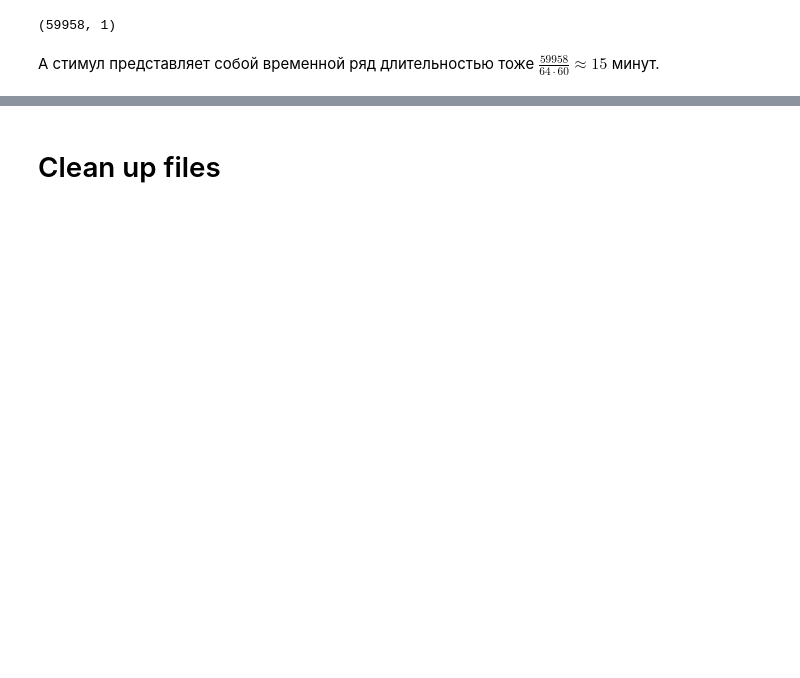
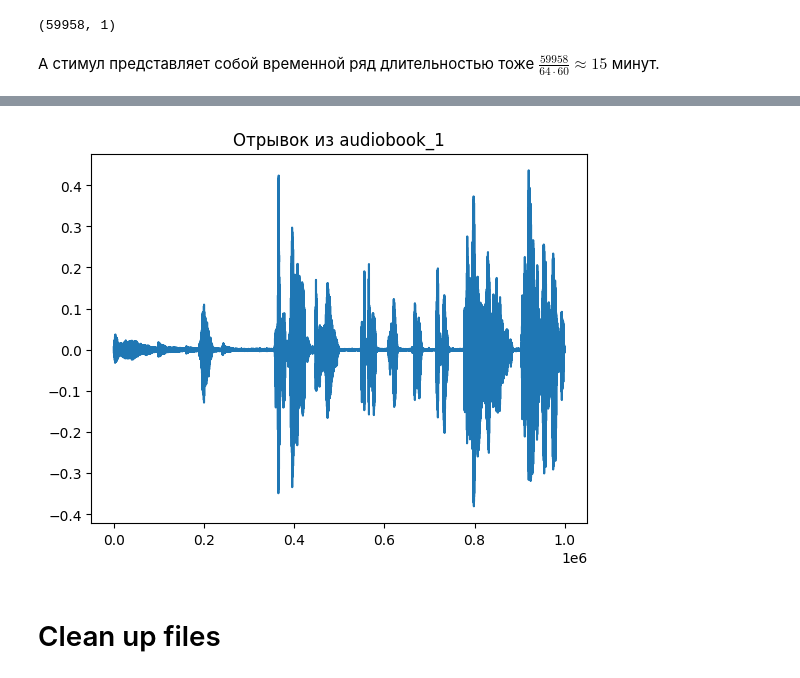
Before and after one commit to intsystems/2024-Project-154, a Jupyter notebook: dataset analysis/Dataset analysis.ipynb, the cells around one changed output, grey strips where cells are left out. Saved outputs shown, nothing was run; the diff lists cells and outputs as text; code cells hidden in the pictures; blank space fills up the shorter version.

```diff
--- a/dataset analysis/Dataset analysis.ipynb
+++ b/dataset analysis/Dataset analysis.ipynb
@@ -182,3 +212,8 @@ stimulus.shape
+# %%
+plt.title('Отрывок из audiobook_1')
+plt.plot(audio[1000000:2000000]);
+# %% [output]
+[figure, added]
 # %% [markdown]
 # Clean up files
 # %%
```
Also changed, not shown: parts of 7 cells of this notebook.
